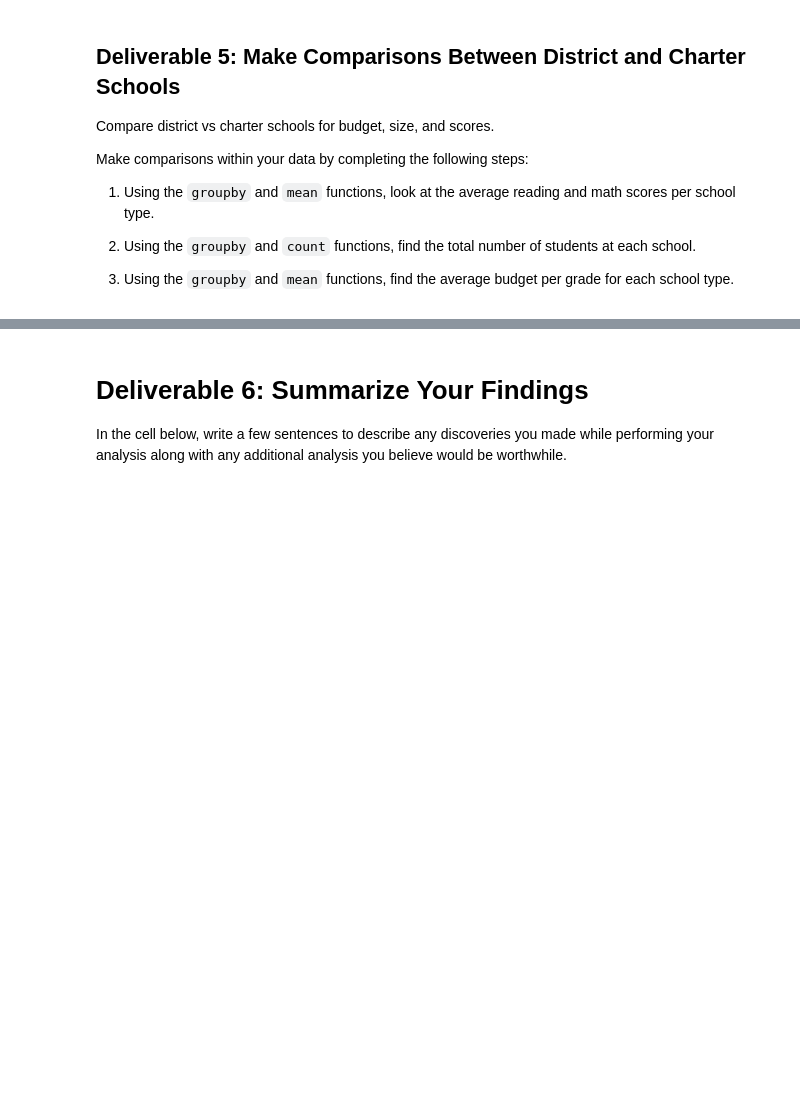
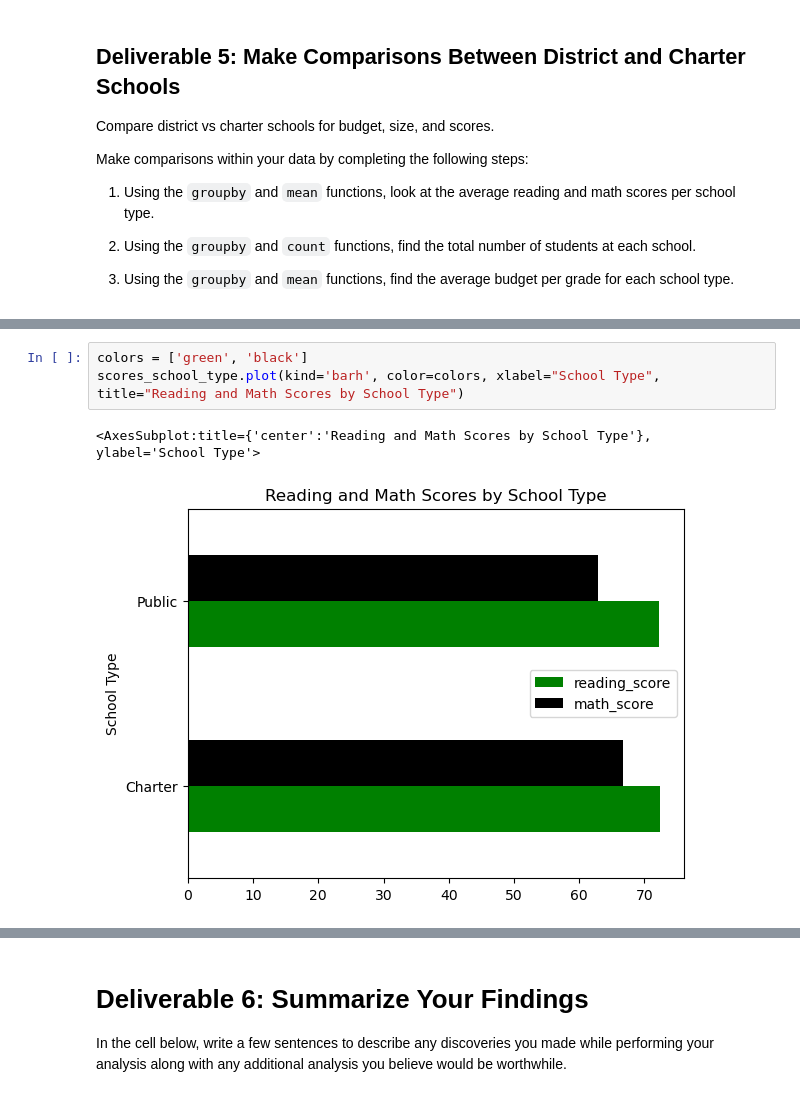
Before and after one commit to ipar2022/School_District_Analysis, a Jupyter notebook: Student_Data_Challenge_Starter_Code.ipynb, the cells around one changed output, grey strips where cells are left out. Saved outputs shown, nothing was run; the diff lists cells and outputs as text; blank space fills up the shorter version.

```diff
--- a/Student_Data_Challenge_Starter_Code.ipynb
+++ b/Student_Data_Challenge_Starter_Code.ipynb
@@ -287,3 +350,9 @@ Make comparisons within your data by completing the following steps:
+# %%
+colors = ['green', 'black']
+scores_school_type.plot(kind='barh', color=colors, xlabel="School Type", title="Reading and Math Scores by School Type")
+# %% [output]
+<AxesSubplot:title={'center':'Reading and Math Scores by School Type'}, ylabel='School Type'>
+[figure, added]
 # %%
 # Use the `groupby`, `count`, and `sort_values` functions to find the
 # total number of students at each school and sort from most students to least students.
```
Also changed, not shown: parts of 25 cells of this notebook.
